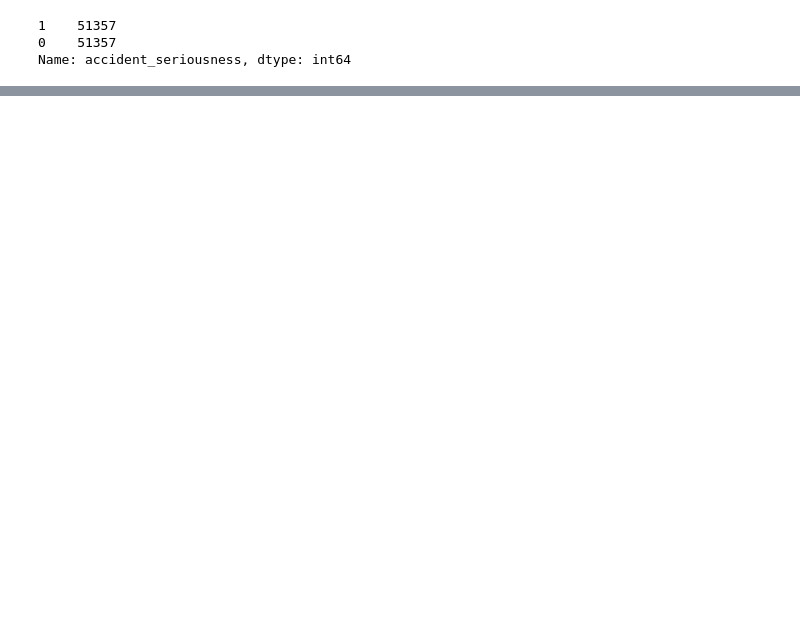
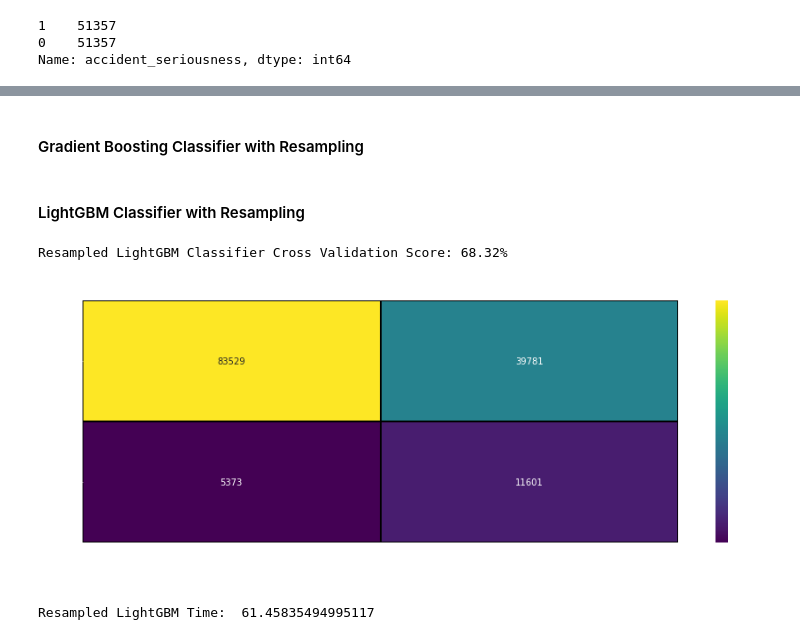
Before and after one commit to GenTaylor/Traffic-Accident-Analysis, a Jupyter notebook: UK_Road_Safety_Traffic_Accidents_and_Vehicles_Machine_Learning.ipynb, the cells around one changed output, grey strips where cells are left out. Cells and saved outputs as stored; diff of their text form; code cells hidden in the pictures; blank space fills up the shorter version.

```diff
--- a/UK_Road_Safety_Traffic_Accidents_and_Vehicles_Machine_Learning.ipynb
+++ b/UK_Road_Safety_Traffic_Accidents_and_Vehicles_Machine_Learning.ipynb
@@ -618,0 +653,2 @@ XGBoost Time: 7625.058862447739
+# %% [markdown]
+#### Gradient Boosting Classifier with Resampling
@@ -618,0 +713,38 @@ XGBoost Time: 7625.058862447739
+# %% [markdown]
+#### LightGBM Classifier with Resampling
+# %%
+#Light GBM
+
+start_res_lgbm = time.time()
+res_lgbm = lgb.LGBMClassifier(learning_rate =0.03, max_depth=40, min_data_in_leaf=10,
+                           n_estimators=500, num_leaves=50, random_state = 42)
+res_lgbm.fit(res_X_train, res_y_train)
+pred_res_lgbm = res_lgbm.predict(res_X_test)
+
+#check cv
+print("Resampled LightGBM Classifier Cross Validation Score: {:0.2f}%"
+      .format(np.mean(cross_val_score(res_lgbm, res_X_train, res_y_train, cv=5)*100)))
+print('\n')
+
+
+res_lgbm_cm = confusion_matrix(res_y_test, pred_res_lgbm)
+# Transform to df for easier plotting
+res_lgbm_cm_df = pd.DataFrame(res_lgbm_cm,
+                     index = ['Not Serious','Serious'],
+                     columns = ['Not Serious','Serious'])
+
+plt.figure(figsize=(15,5))
+
+sns.heatmap(res_lgbm_cm_df, annot=True, fmt="d", cmap='viridis', linecolor='black', linewidths=1)
+plt.title('Resampled LightGBM Accuracy: {0:.2f}%'.format(accuracy_score(res_y_test,
+                                                                            pred_res_lgbm)*100),
+          fontsize=15)
+plt.ylabel('Actual\n')
+plt.xlabel('Predicted\n')
+plt.show()
+end_res_lgbm = time.time()
+print("\nResampled LightGBM Time: ", end_res_lgbm - start_res_lgbm)
+# %% [output]
+Resampled LightGBM Classifier Cross Validation Score: 68.32%
+[figure, added]
+Resampled LightGBM Time:  61.45835494995117
```
Also changed, not shown: parts of 91 cells of this notebook, 2 other files.
